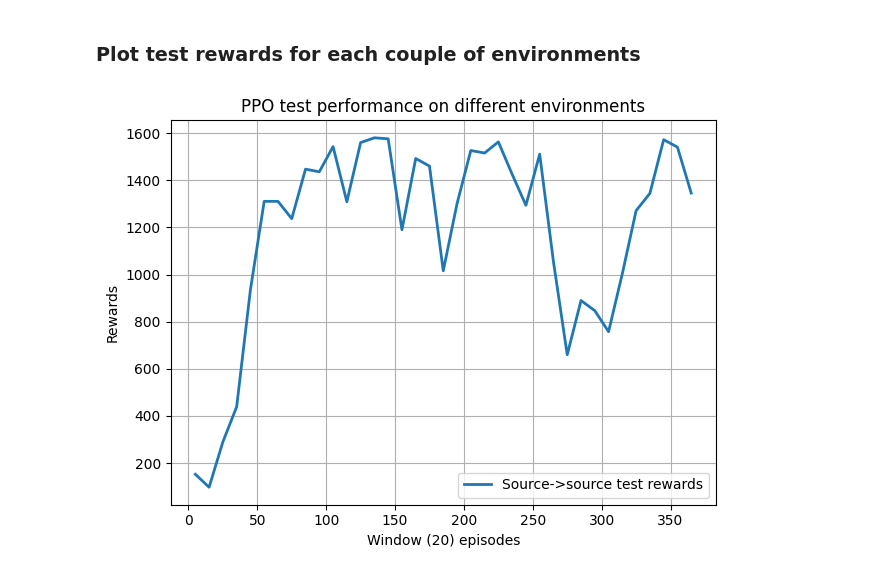
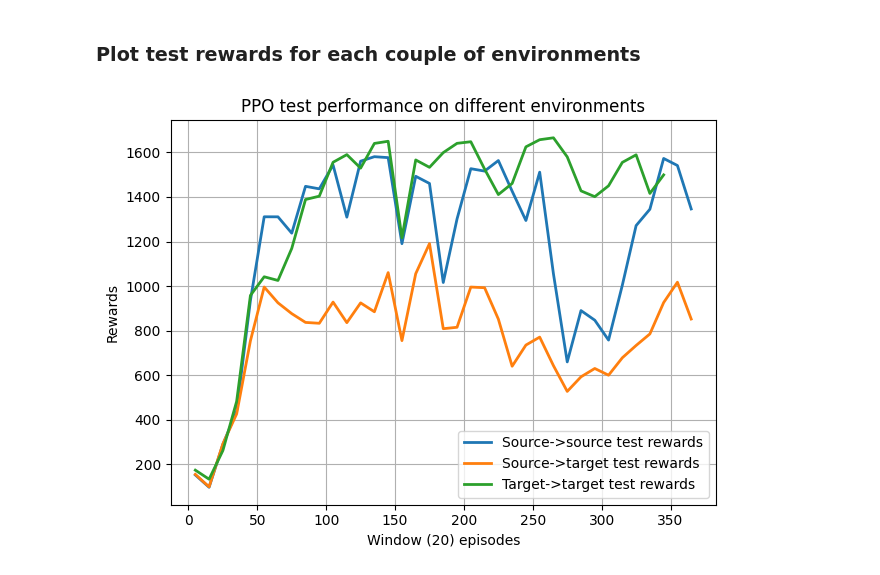
Before and after one commit to beppSpedicato/ReinforceLearning, a Jupyter notebook: ppo_train_test_experiments.ipynb, the cells around one changed output. Saved outputs shown, nothing was run; the diff lists cells and outputs as text; code cells hidden in the pictures.

Commit message:
ppo train test

```diff
--- a/ppo_train_test_experiments.ipynb
+++ b/ppo_train_test_experiments.ipynb
@@ -74,35 +90,35 @@ import numpy as np
 
 def get_rewards (filename, window_size: int = 10):
     with open(filename, 'r') as f:
         lines = f.readlines()
         data = [float(line.strip()) for line in lines]
 
         means = []
         positions = []
         for i in range(0, len(data), window_size):
             window = data[i:i+window_size]
             mean_value = np.mean(window)
             means.append(mean_value)
             positions.append(i + window_size//2)
 
         return means, positions
 
 path_test_resources = './PPO_output'
 
-#t_t_test_rewards, tt_positions = get_rewards(f'{path_test_resources}/target-target/test_rewards_CustomHopper-target-v0.txt')
-#s_t_test_rewards, st_positions = get_rewards(f'{path_test_resources}/source-target/test_rewards_CustomHopper-target-v0.txt')
+t_t_test_rewards, tt_positions = get_rewards(f'{path_test_resources}/target-target/test_rewards_CustomHopper-target-v0.txt')
+s_t_test_rewards, st_positions = get_rewards(f'{path_test_resources}/source-target/test_rewards_CustomHopper-target-v0.txt')
 s_s_test_rewards, ss_positions = get_rewards(f'{path_test_resources}/source-source/test_rewards_CustomHopper-source-v0.txt')
 
 plt.plot(ss_positions, s_s_test_rewards, label=f'Source->source test rewards', linewidth=2)
-#plt.plot(st_positions, s_t_test_rewards, label=f'Source->target test rewards', linewidth=2)
-#plt.plot(tt_positions, t_t_test_rewards, label=f'Target->target test rewards', linewidth=2)
+plt.plot(st_positions, s_t_test_rewards, label=f'Source->target test rewards', linewidth=2)
+plt.plot(tt_positions, t_t_test_rewards, label=f'Target->target test rewards', linewidth=2)
 
 plt.ylabel("Rewards")
 plt.xlabel(f"Window ({20}) episodes")
 plt.title("PPO test performance on different environments")
 plt.legend()
 plt.grid(True)
 plt.tight_layout()
 plt.show()
 # %% [output]
-[figure, old version]
+[figure, new version]
```
Also changed, not shown: parts of 2 cells of this notebook.
